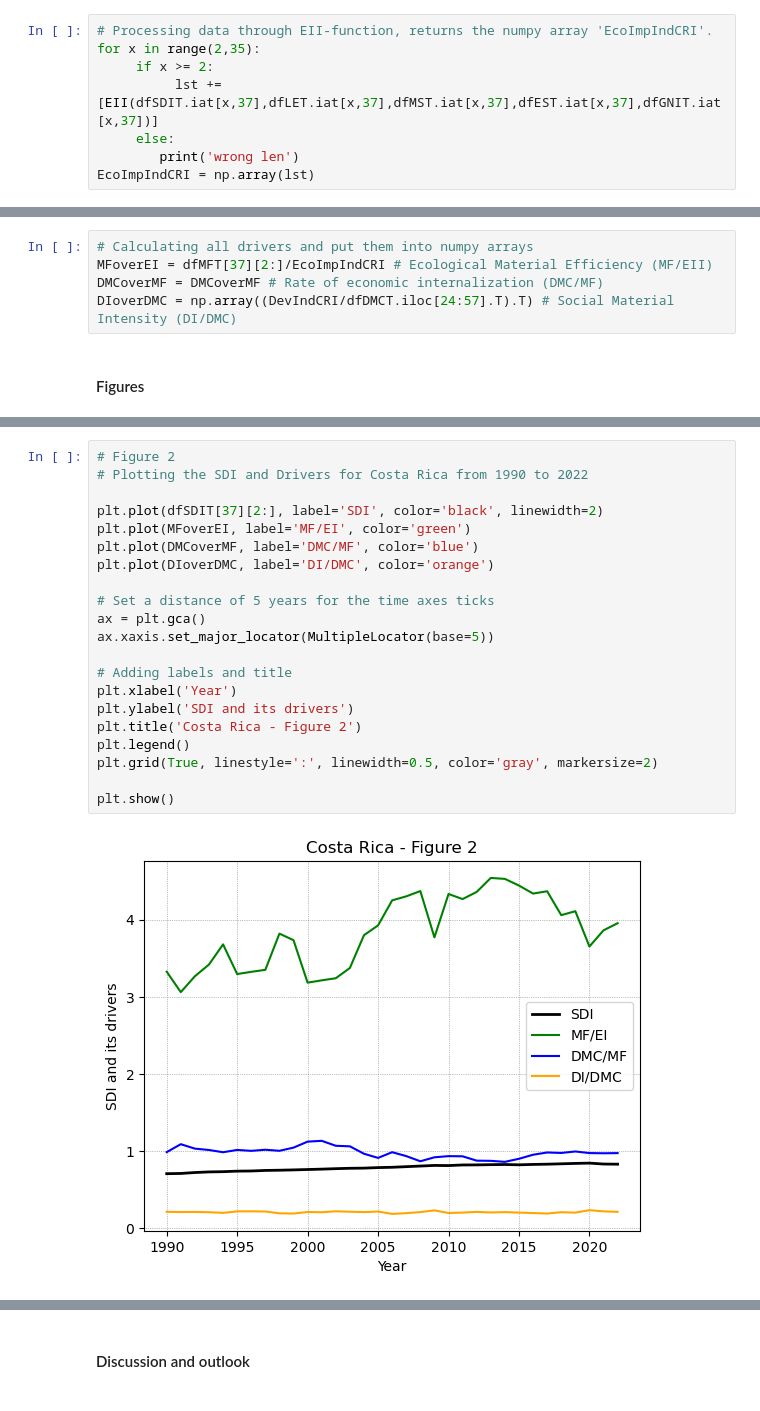
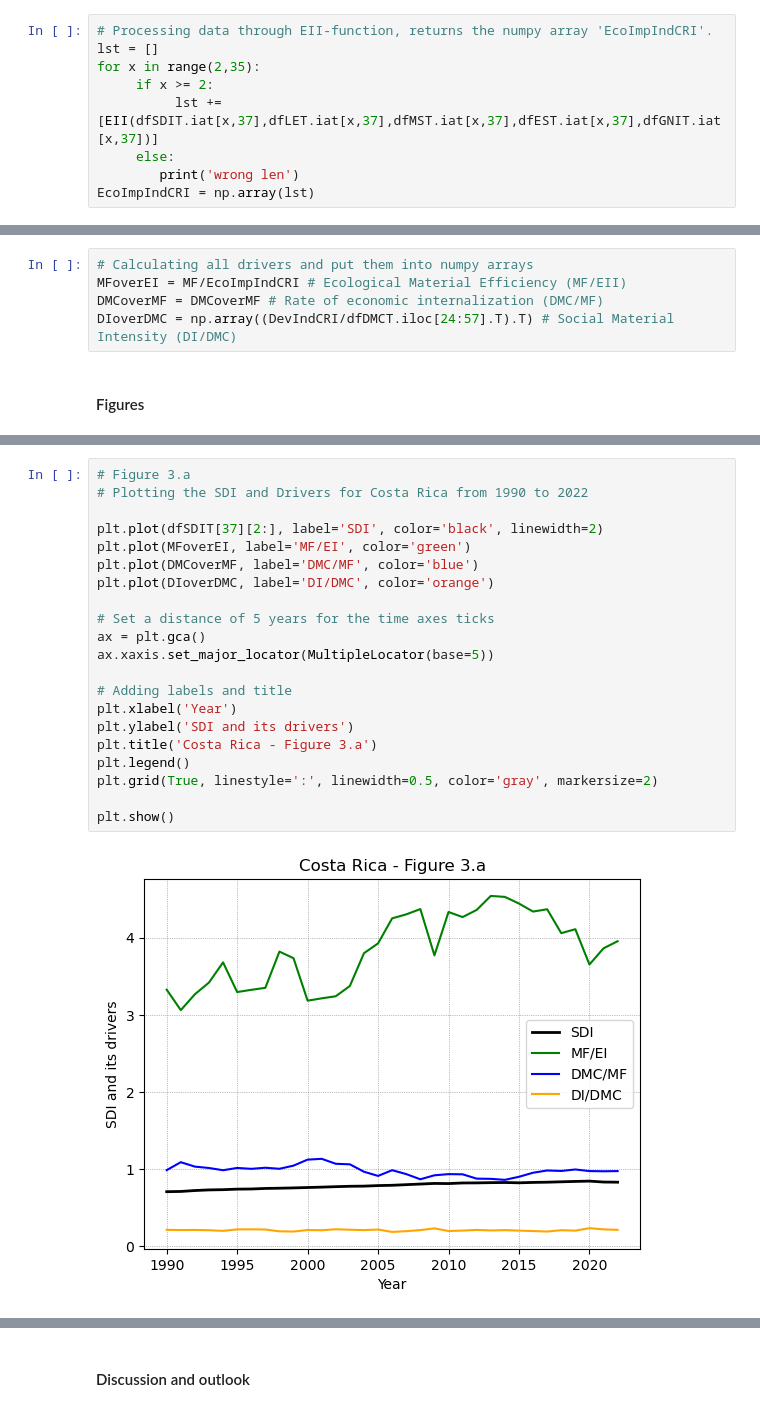
Before and after one commit to SamGrof/SDI_Decomposition, a Jupyter notebook: SDI_Index_Decomposition_Costa_Rica_July_24.ipynb, the cells around one changed output, grey strips where cells are left out. Cells and saved outputs as stored; diff of their text form.

```diff
--- a/SDI_Index_Decomposition_Costa_Rica_July_24.ipynb
+++ b/SDI_Index_Decomposition_Costa_Rica_July_24.ipynb
@@ -141,6 +145,7 @@ for x in range(2,35):
 DevIndCRI = np.array(lst)
 # %%
 # Processing data through EII-function, returns the numpy array 'EcoImpIndCRI'.
+lst = []
 for x in range(2,35):
      if x >= 2:
           lst += [EII(dfSDIT.iat[x,37],dfLET.iat[x,37],dfMST.iat[x,37],dfEST.iat[x,37],dfGNIT.iat[x,37])]
@@ -176,7 +181,7 @@ for x in range(2,35):
 DMCoverMF = np.array(lst)
 # %%
 # Calculating all drivers and put them into numpy arrays
-MFoverEI = dfMFT[37][2:]/EcoImpIndCRI # Ecological Material Efficiency (MF/EII)
+MFoverEI = MF/EcoImpIndCRI # Ecological Material Efficiency (MF/EII)
 DMCoverMF = DMCoverMF # Rate of economic internalization (DMC/MF)
 DIoverDMC = np.array((DevIndCRI/dfDMCT.iloc[24:57].T).T) # Social Material Intensity (DI/DMC)
 # %% [markdown]
@@ -207,24 +275,24 @@ plt.show()
 # %%
-# Figure 2
+# Figure 3.a
 # Plotting the SDI and Drivers for Costa Rica from 1990 to 2022
 
 plt.plot(dfSDIT[37][2:], label='SDI', color='black', linewidth=2)
 plt.plot(MFoverEI, label='MF/EI', color='green')
 plt.plot(DMCoverMF, label='DMC/MF', color='blue')
 plt.plot(DIoverDMC, label='DI/DMC', color='orange')
 
 # Set a distance of 5 years for the time axes ticks
 ax = plt.gca()
 ax.xaxis.set_major_locator(MultipleLocator(base=5))
 
 # Adding labels and title
 plt.xlabel('Year')
 plt.ylabel('SDI and its drivers')
-plt.title('Costa Rica - Figure 2')
+plt.title('Costa Rica - Figure 3.a')
 plt.legend()
 plt.grid(True, linestyle=':', linewidth=0.5, color='gray', markersize=2)
 
 plt.show()
 # %% [output]
-[figure, old version]
+[figure, new version]
 # %%
```
Also changed, not shown: parts of 9 cells of this notebook.
